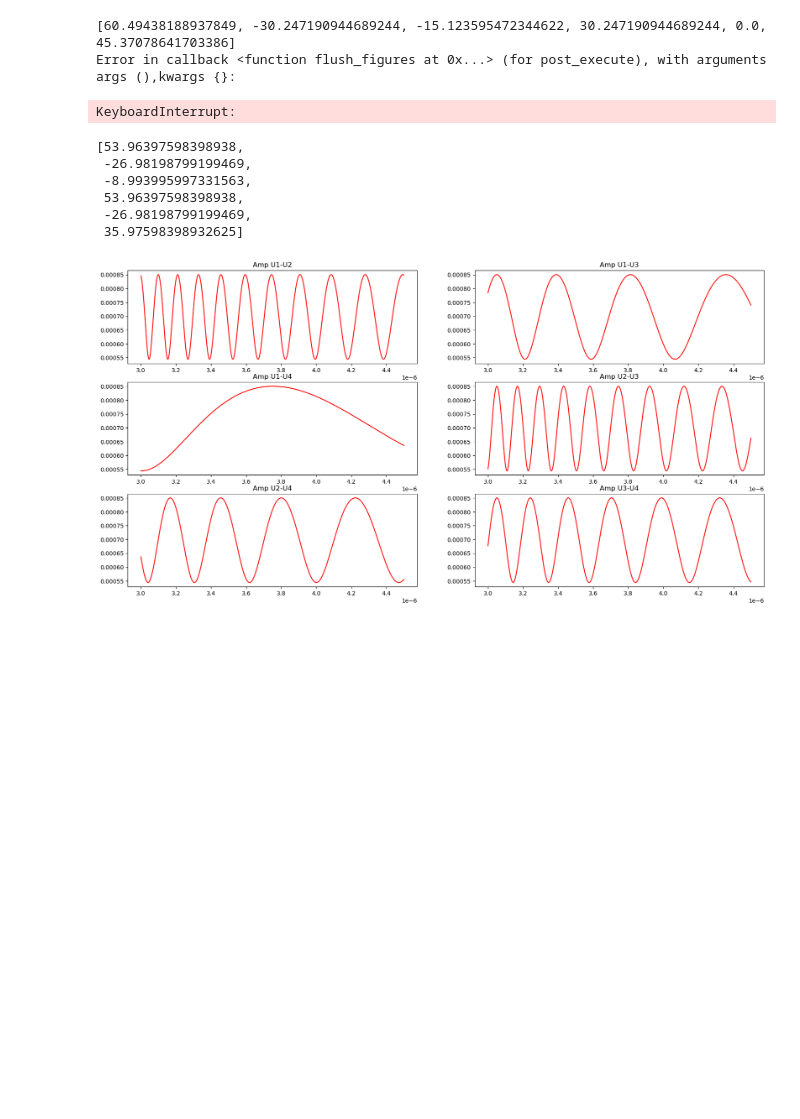
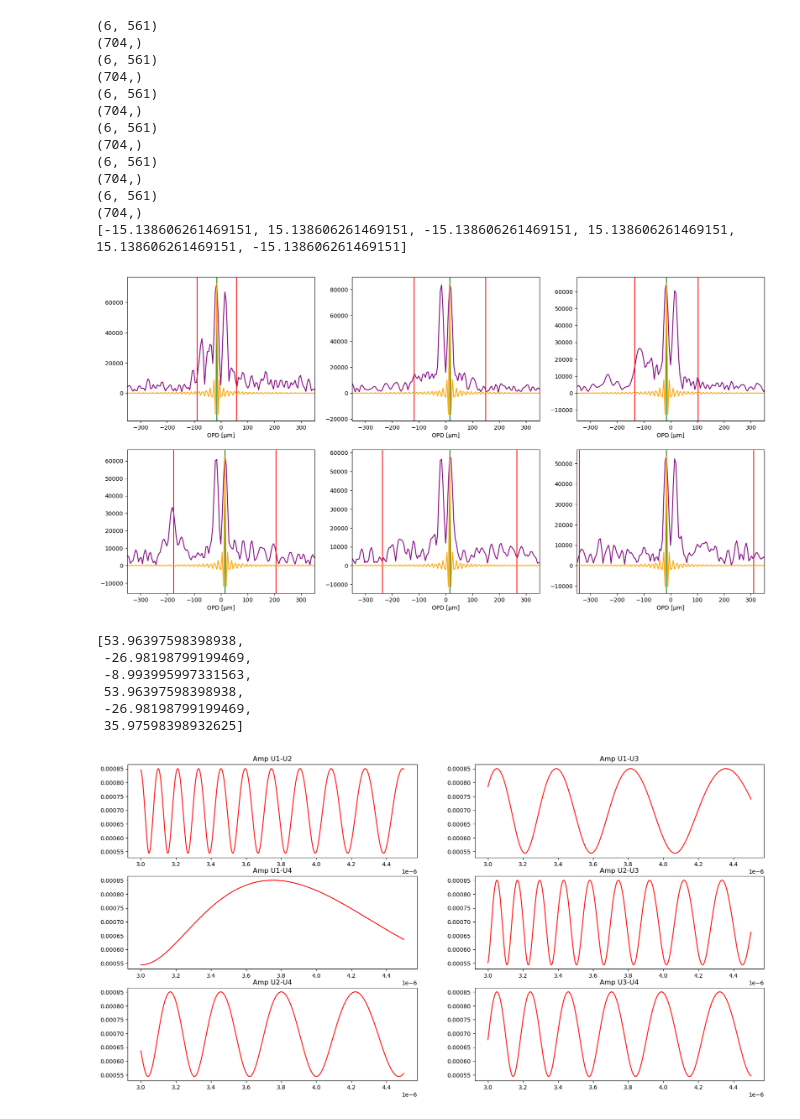
Before and after one commit to jules-scigliuto/MATISSE-Data, a Jupyter notebook: MATISSE_signal.ipynb, the cells around one changed output. Saved outputs shown, nothing was run; the diff lists cells and outputs as text; code cells hidden in the pictures; blank space fills up the shorter version.

```diff
--- a/MATISSE_signal.ipynb
+++ b/MATISSE_signal.ipynb
@@ -9,18 +9,18 @@ pi = np.pi
 #lam = np.linspace(3.0, 4.5, 10001, endpoint=True)*1e-6
 
 #HR8799e
-offset_RA = -223.8
-offset_Dec = 332.1
-R = 0.0006973200286560031
-contrast = 0.00015306216294306115
-path = '/store/projects/MATISSE/jscigliuto/HR8799e_frames_concatenated/2023-10-31T025441_OB7_exp3_planet.fits'
+# offset_RA = -223.8
+# offset_Dec = 332.1
+# R = 0.0006973200286560031
+# contrast = 0.00015306216294306115
+# path = '/store/projects/MATISSE/jscigliuto/HR8799e_frames_concatenated/2023-10-31T025441_OB7_exp3_planet.fits'
 
 #Beta Pic b
-# offset_RA =
-# offset_Dec =
-# R = 0.0017664150216057275
-# contrast = 0.0007914035074073295
-# path =
+offset_RA = 281.6
+offset_Dec = 452.8
+R = 0.0017664150216057275
+contrast = 0.0007914035074073295
+path = '/store/projects/MATISSE/jscigliuto/2022-11-09T054520_OB2_exp12_frame4_planet.fits'
 
 def mas2rad(x):
     radx = x * (pi/180) * (1/3600000)
@@ -56,6 +56,7 @@ def det_OPD(offset_RA, offset_Dec, path, contrast, plot = True):
 
         #Correlated flux in L-band
         corrFlux_comp = corrFlux_amp[:,lam_mask] * np.exp(1j*corrFlux_phi[:,lam_mask]*pi/180)
+        print(corrFlux_comp.shape)
 
         #Linear interpolation in wavenumber sigma
         sigma = 1.0/lam
@@ -76,41 +77,60 @@ def det_OPD(offset_RA, offset_Dec, path, contrast, plot = True):
         sigma_min = 1.0 / np.max(lam)
         apod = np.cos(2 * np.pi * (sigma_lin - sigma_min) / (sigma_max - sigma_min))
         corrFlux_comp *= apod
 
-        #Zero-padding
-        blabalnbala
+        print(corrFlux_comp.shape)
+
+        # Zero-padding
+
+        ## 1st method of padding
+        # corrFlux_comp = np.resize(corrFlux_comp, 3 * corrFlux_comp.size)
+        # corrFlux_comp[corrFlux_comp.size:] = 0
+
+        # 2nd method of padding
+        corrFlux_comp = np.pad(corrFlux_comp, (0, 2*corrFlux_comp.size), mode='constant')
 
         #TF
         ft_phi = np.fft.fftshift(np.fft.fft(corrFlux_comp))
-        OPD = np.fft.fftshift(np.fft.fftfreq(sigma_lin.size, step)) * 1e6
+        #OPD = np.fft.fftshift(np.fft.fftfreq(corrFlux_comp.size, step)) * 1e6
+        OPD = np.fft.fftshift(np.fft.fftfreq(3*sigma_lin.size, step)) * 1e6
 
         #OPD determination
         piston = OPD[np.argmax(np.abs(ft_phi))]
         piston_lst.append(piston)
 
         #wavelength mask's TF
         sinc = np.abs(ft_phi[np.argmax(np.abs(ft_phi))]) * np.sinc((np.max(lam) - np.min(lam))*(OPD-piston)*1e6/pi)
 
         if plot:
             ax_flatten[k].plot(OPD, np.abs(ft_phi), 'purple')
             ax_flatten[k].set_xlabel('OPD [µm]')
-            ax_flatten[k].set_xlim(-600,600)
             #ax_flatten[k].axvline((offset_RA*u[k]+offset_Dec*v[k])*1e6, color='red')
             ax_flatten[k].axvline(piston, color='green')
             ax_flatten[k].axvline(piston+(offset_RA*u[k]+offset_Dec*v[k])*1e6, color='red')
             ax_flatten[k].axvline(piston-(offset_RA*u[k]+offset_Dec*v[k])*1e6, color='red')
             ax_flatten[k].plot(OPD, sinc, 'orange')
             #ax_flatten[k].set_yscale('log')
-            #ax_flatten[k].set_xlim(-300, 300)
+            ax_flatten[k].set_xlim(-350, 350)
 
     return piston_lst
 
 piston = det_OPD(offset_RA, offset_Dec, path, contrast, plot = True)
 print(piston)
 # %% [output]
-[60.49438188937849, -30.247190944689244, -15.123595472344622, 30.247190944689244, 0.0, 45.37078641703386]
-Error in callback <function flush_figures at 0x...> (for post_execute), with arguments args (),kwargs {}:
+(6, 561)
+(704,)
+(6, 561)
+(704,)
+(6, 561)
+(704,)
+(6, 561)
+(704,)
+(6, 561)
+(704,)
+(6, 561)
+(704,)
+[-15.138606261469151, 15.138606261469151, -15.138606261469151, 15.138606261469151, 15.138606261469151, -15.138606261469151]
-KeyboardInterrupt:
+[figure, added]
 # %%
 #HR8799e
 offset_RA = -223.8
```
